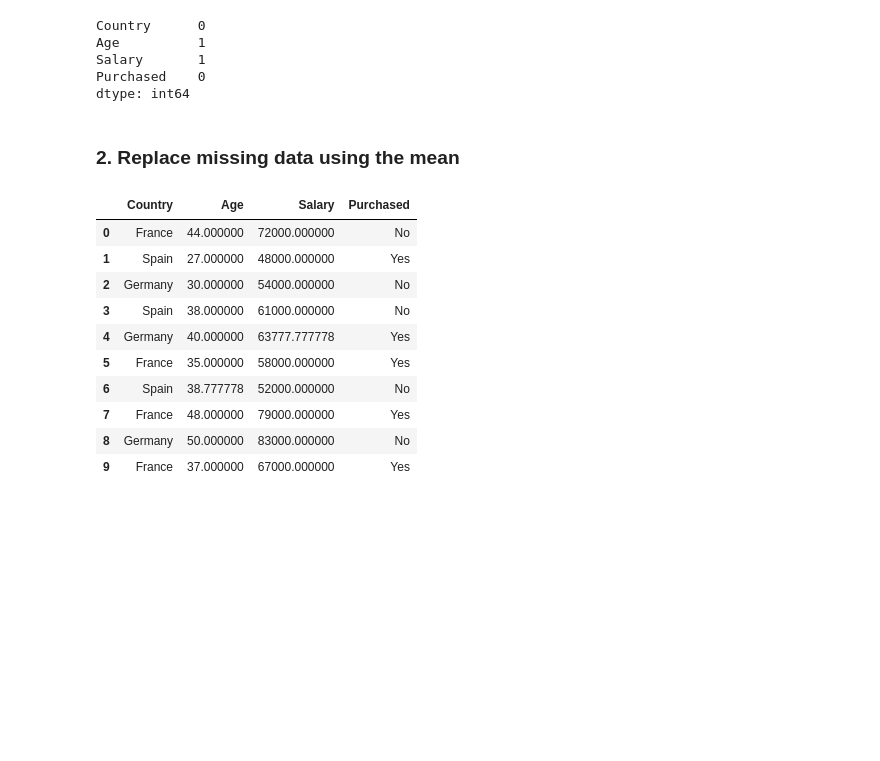
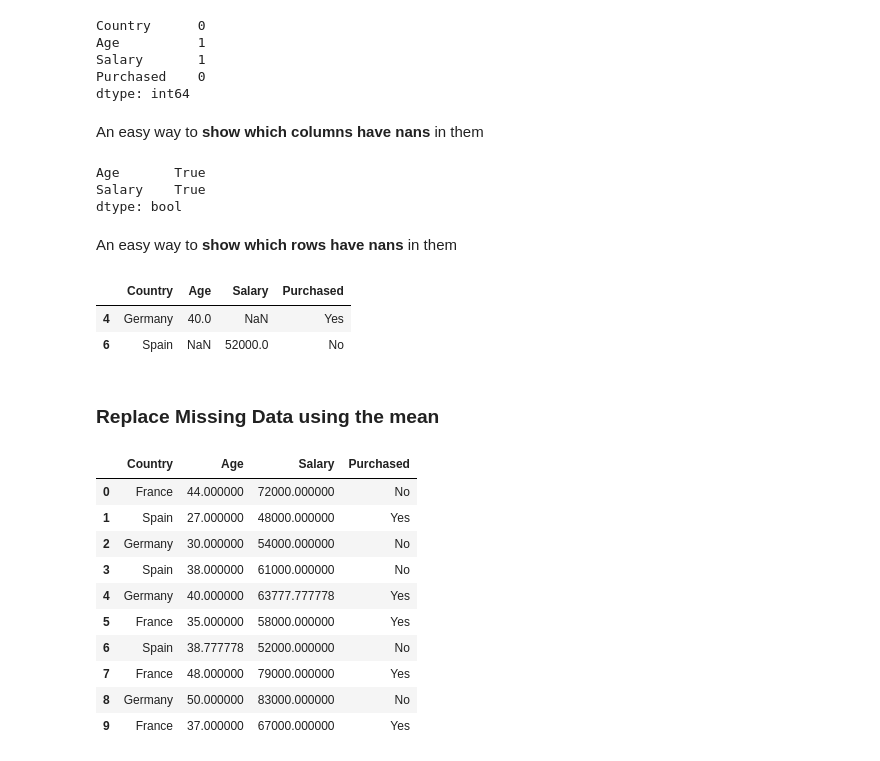
Before and after one commit to jmoianes/MachineLearning, a Jupyter notebook: 00 Data Preparation/01_Missing Data.ipynb, the cells around one changed output. Saved outputs shown, nothing was run; the diff lists cells and outputs as text; code cells hidden in the pictures; blank space fills up the shorter version.

```diff
--- a/00 Data Preparation/01_Missing Data.ipynb
+++ b/00 Data Preparation/01_Missing Data.ipynb
@@ -81,8 +92,24 @@ Age          1
 Salary       1
 Purchased    0
 dtype: int64
+# %% [markdown]
+An easy way to **show which columns have nans** in them
+# %%
+pd.isnull(dataset).any(axis=0)[pd.isnull(dataset).any(axis=0)==True]
+# %% [output]
+Age       True
+Salary    True
+dtype: bool
+# %% [markdown]
+An easy way to **show which rows have nans** in them
+# %%
+dataset[pd.isnull(dataset).any(axis=1)]
+# %% [output]
+|  | Country | Age | Salary | Purchased |
+| 4 | Germany | 40.0 | NaN | Yes |
+| 6 | Spain | NaN | 52000.0 | No |
 # %% [markdown]
-### 2. Replace missing data using the mean
+### Replace Missing Data using the mean
 # %%
 from sklearn.preprocessing import Imputer
 imputer = Imputer(missing_values='NaN', strategy='mean', axis=0, verbose=True)
```
Also changed, not shown: parts of 8 cells of this notebook, 2 other files.
